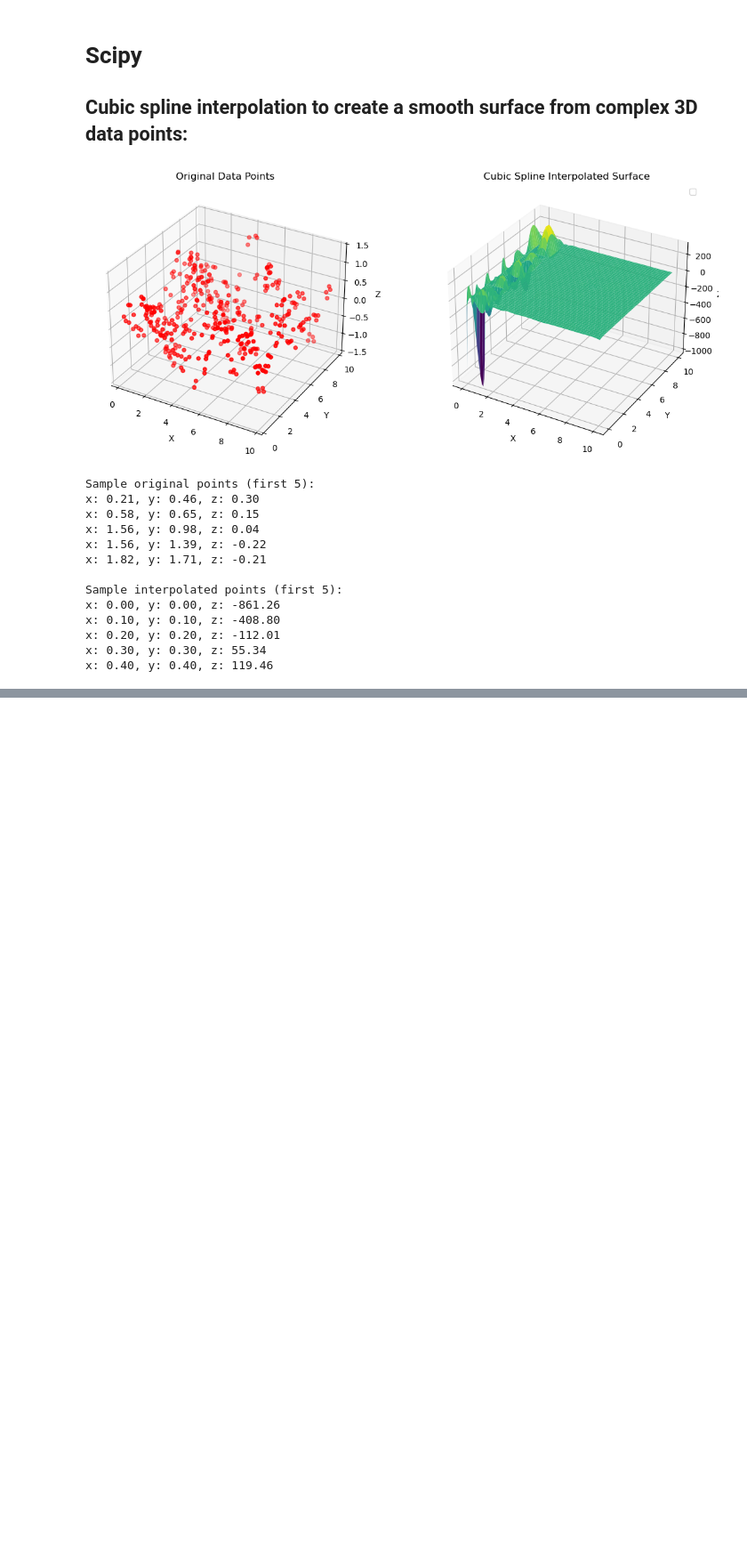
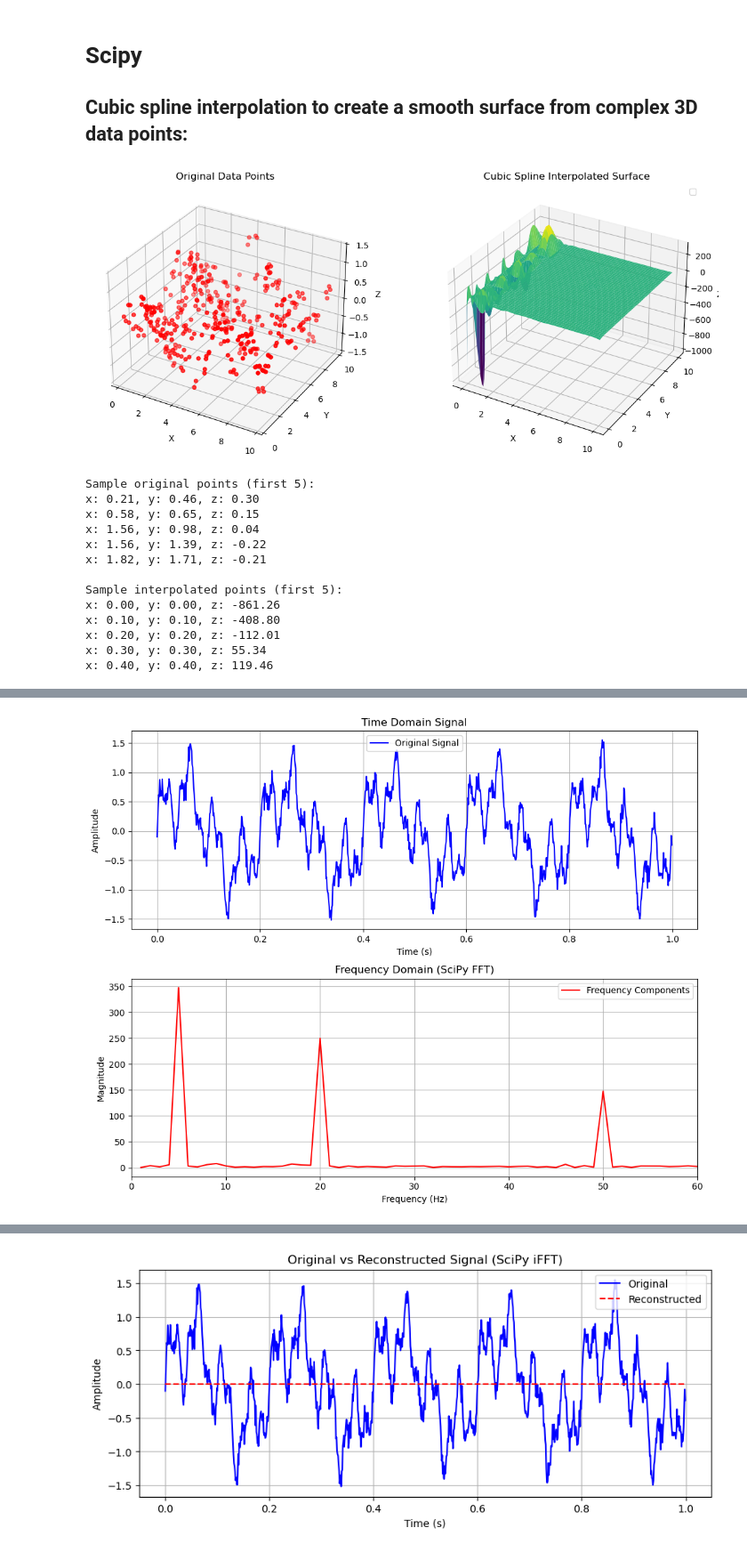
Before and after one commit to zlu/ml_study, a Jupyter notebook: scipy.ipynb, the cells around one changed output, grey strips where cells are left out. Shown at 89% size. Saved outputs shown, nothing was run; the diff lists cells and outputs as text; code cells hidden in the pictures; blank space fills up the shorter version.

Commit message:
Add Fourier Transformation with Scipy FFT and Numpy

```diff
--- a/scipy.ipynb
+++ b/scipy.ipynb
@@ -88,0 +91,78 @@ x: 0.40, y: 0.40, z: 119.46
+# %%
+import numpy as np
+from scipy import fft
+import matplotlib.pyplot as plt
+
+# Generate a sample signal
+# Time vector (1 second, 1000 samples)
+t = np.linspace(0, 1, 1000, endpoint=False)
+freq1, freq2, freq3 = 5, 20, 50  # Frequencies in Hz
+
+# Create signal with multiple frequency components plus noise
+signal = (0.7 * np.sin(2 * np.pi * freq1 * t) +
+          0.5 * np.sin(2 * np.pi * freq2 * t) +
+          0.3 * np.sin(2 * np.pi * freq3 * t) +
+          0.1 * np.random.normal(0, 1, t.size))
+
+# Perform Fourier Transform using SciPy
+n_samples = len(t)
+dt = t[1] - t[0]  # Sampling interval
+fourier = fft.fft(signal)
+frequencies = fft.fftfreq(n_samples, dt)
+
+# Get positive frequencies only (up to Nyquist frequency)
+pos_mask = frequencies > 0
+freqs = freqs = frequencies[pos_mask]
+magnitude = np.abs(fourier)[pos_mask]
+
+# Create plots
+fig, (ax1, ax2) = plt.subplots(2, 1, figsize=(10, 8))
+
+# Time domain plot
+ax1.plot(t, signal, 'b-', label='Original Signal')
+ax1.set_title('Time Domain Signal')
+ax1.set_xlabel('Time (s)')
+ax1.set_ylabel('Amplitude')
+ax1.grid(True)
+ax1.legend()
+
+# Frequency domain plot
+ax2.plot(freqs, magnitude, 'r-', label='Frequency Components')
+ax2.set_title('Frequency Domain (SciPy FFT)')
+ax2.set_xlabel('Frequency (Hz)')
+ax2.set_ylabel('Magnitude')
+ax2.set_xlim(0, 60)  # Limit to see main frequencies clearly
+ax2.grid(True)
+ax2.legend()
+
+plt.tight_layout()
+plt.show()
+
+# Print key information
+print("Sampling frequency:", 1/dt, "Hz")
+print("Nyquist frequency:", 1/(2*dt), "Hz")
+print("\nDominant frequencies and their magnitudes:")
+peak_indices = np.argsort(magnitude)[-3:]  # Get top 3 frequencies
+for idx in peak_indices:
+    print(f"Frequency: {freqs[idx]:.1f} Hz, Magnitude: {magnitude[idx]:.2f}")
+
+# Signal reconstruction using inverse FFT
+# Create frequency domain with only main components
+fourier_filtered = np.zeros_like(fourier, dtype=complex)
+fourier_filtered[pos_mask][peak_indices] = fourier[pos_mask][peak_indices]
+# Add negative frequencies using ~ instead of -
+fourier_filtered[~pos_mask][peak_indices] = fourier[~pos_mask][peak_indices]
+reconstructed = fft.ifft(fourier_filtered).real
+
+# Plot original vs reconstructed
+plt.figure(figsize=(10, 4))
+plt.plot(t, signal, 'b-', label='Original')
+plt.plot(t, reconstructed, 'r--', label='Reconstructed')
+plt.title('Original vs Reconstructed Signal (SciPy iFFT)')
+plt.xlabel('Time (s)')
+plt.ylabel('Amplitude')
+plt.legend()
+plt.grid(True)
+plt.show()
+# %% [output]
+[figure, added]
@@ -88,0 +176 @@ x: 0.40, y: 0.40, z: 119.46
+[figure, added]
```
Also changed, not shown: parts of 4 cells of this notebook.
